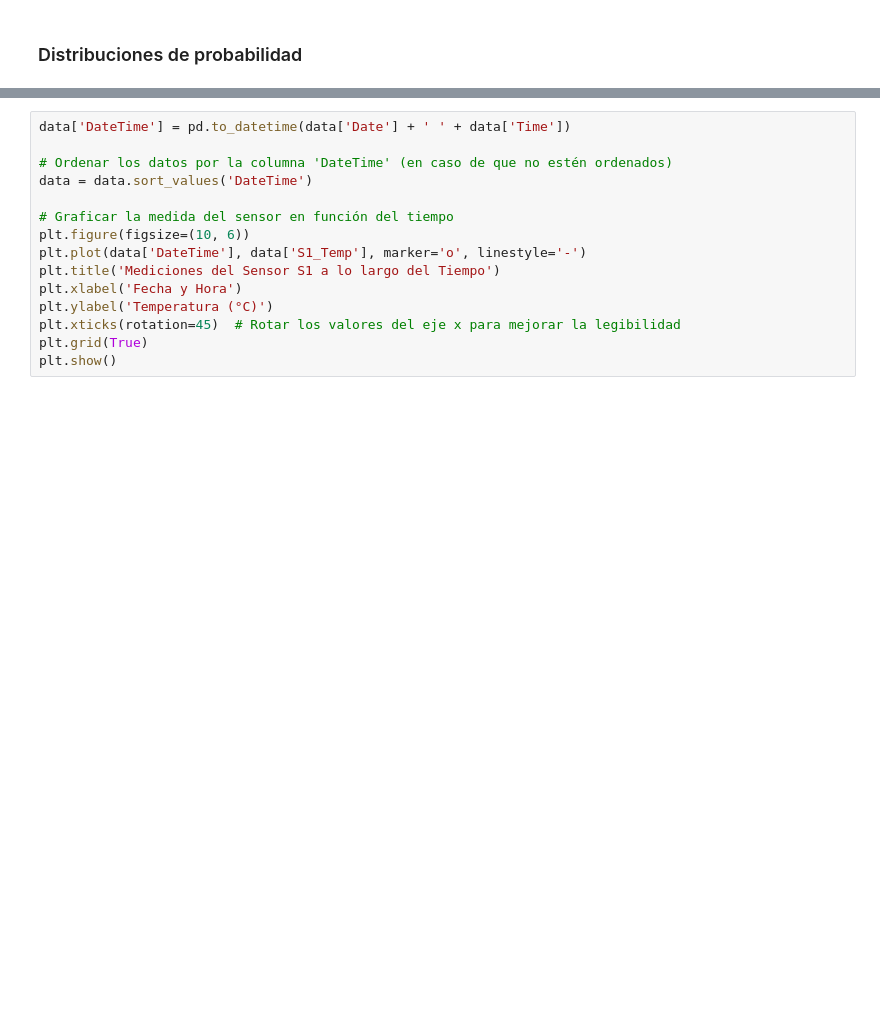
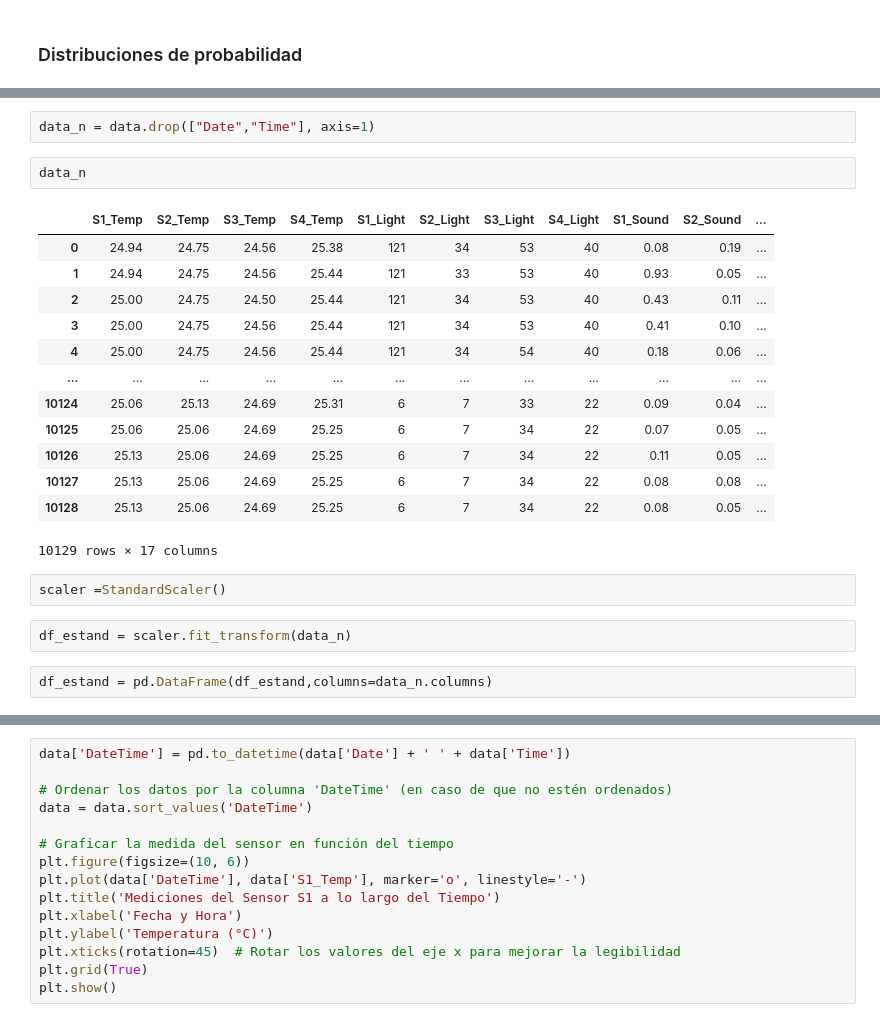
Before and after one commit to GRUNECO/MINIONS, a Jupyter notebook: EDA.ipynb, the cells around one changed output, grey strips where cells are left out. Cells and saved outputs as stored; diff of their text form; blank space fills up the shorter version.

```diff
--- a/EDA.ipynb
+++ b/EDA.ipynb
@@ -113,0 +114,24 @@ plt.show()
+# %%
+data_n = data.drop(["Date","Time"], axis=1)
+# %%
+data_n
+# %% [output]
+|  | S1_Temp | S2_Temp | S3_Temp | S4_Temp | S1_Light | S2_Light | S3_Light | S4_Light | S1_Sound | S2_Sound | ... |
+| 0 | 24.94 | 24.75 | 24.56 | 25.38 | 121 | 34 | 53 | 40 | 0.08 | 0.19 | ... |
+| 1 | 24.94 | 24.75 | 24.56 | 25.44 | 121 | 33 | 53 | 40 | 0.93 | 0.05 | ... |
+| 2 | 25.00 | 24.75 | 24.50 | 25.44 | 121 | 34 | 53 | 40 | 0.43 | 0.11 | ... |
+| 3 | 25.00 | 24.75 | 24.56 | 25.44 | 121 | 34 | 53 | 40 | 0.41 | 0.10 | ... |
+| 4 | 25.00 | 24.75 | 24.56 | 25.44 | 121 | 34 | 54 | 40 | 0.18 | 0.06 | ... |
+| ... | ... | ... | ... | ... | ... | ... | ... | ... | ... | ... | ... |
+| 10124 | 25.06 | 25.13 | 24.69 | 25.31 | 6 | 7 | 33 | 22 | 0.09 | 0.04 | ... |
+| 10125 | 25.06 | 25.06 | 24.69 | 25.25 | 6 | 7 | 34 | 22 | 0.07 | 0.05 | ... |
+| 10126 | 25.13 | 25.06 | 24.69 | 25.25 | 6 | 7 | 34 | 22 | 0.11 | 0.05 | ... |
+| 10127 | 25.13 | 25.06 | 24.69 | 25.25 | 6 | 7 | 34 | 22 | 0.08 | 0.08 | ... |
+| 10128 | 25.13 | 25.06 | 24.69 | 25.25 | 6 | 7 | 34 | 22 | 0.08 | 0.05 | ... |
+10129 rows × 17 columns
+# %%
+scaler =StandardScaler()
+# %%
+df_estand = scaler.fit_transform(data_n)
+# %%
+df_estand = pd.DataFrame(df_estand,columns=data_n.columns)
```
Also changed, not shown: parts of 15 cells of this notebook.
